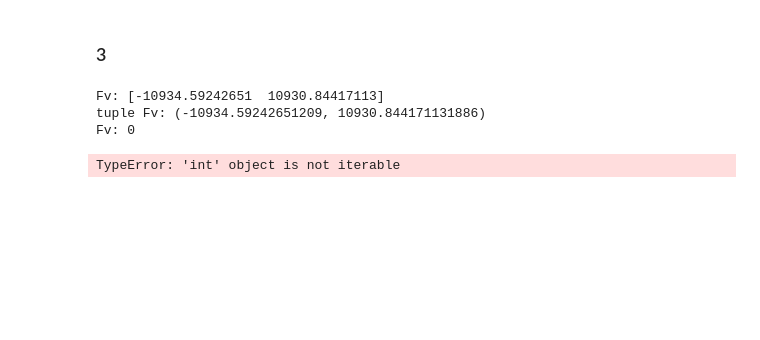
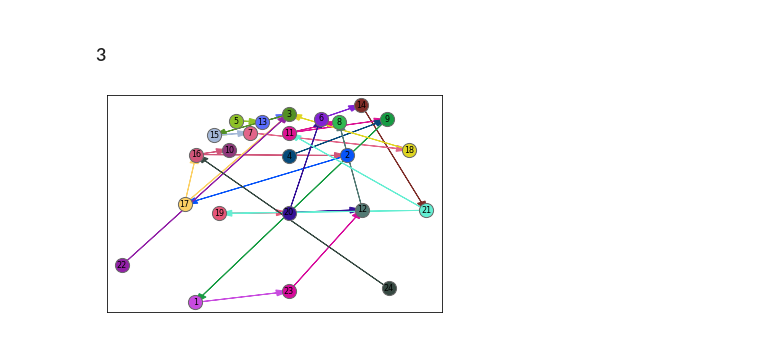
Before and after one commit to GameModes/DataVisualisationCourse, a Jupyter notebook: Projects/DataVis.ipynb, the cells around one changed output. Cells and saved outputs as stored; diff of their text form; code cells hidden in the pictures; blank space fills up the shorter version.

```diff
--- a/Projects/DataVis.ipynb
+++ b/Projects/DataVis.ipynb
@@ -143,8 +141,8 @@ def main(nodes, edges, structure='square', node_size=300, root=None, search_algo
         node_positions = arrange_in_semi_square(nodes)
     elif structure == 'tree':
         node_positions = arrange_in_tree(nodes, edges, root)
-    elif structure == 'force_directed':
-        node_positions = arrange_in_force(nodes, edges, root)
+    elif structure == 'force':
+        node_positions = arrange_in_force(nodes,edges)
 
     #add random color to each node (as node:colorvalue)
     node_colors = {}
@@ -364,13 +350,10 @@ def arrange_in_force(nodes, edges):
 
 def pointing(p1,p2):
     return p2-p1 / LA.norm(p2-p1)
-# %%
-node_positions = arrange_in_force(nodes,edges)
-# %% [output]
-Fv: [-10934.59242651  10930.84417113]
-tuple Fv: (-10934.59242651209, 10930.844171131886)
-Fv: 0
-TypeError: 'int' object is not iterable
+# %%
+main(nodes, edges, "force", node_size=200, directed=True)
+# %% [output]
+[figure, added]
 # %%
 def fruchterman_and_reingold(nodes,edges):
     # l = C * sqrt(area/number of vertices) - l
```
Also changed, not shown: parts of 6 cells of this notebook.
